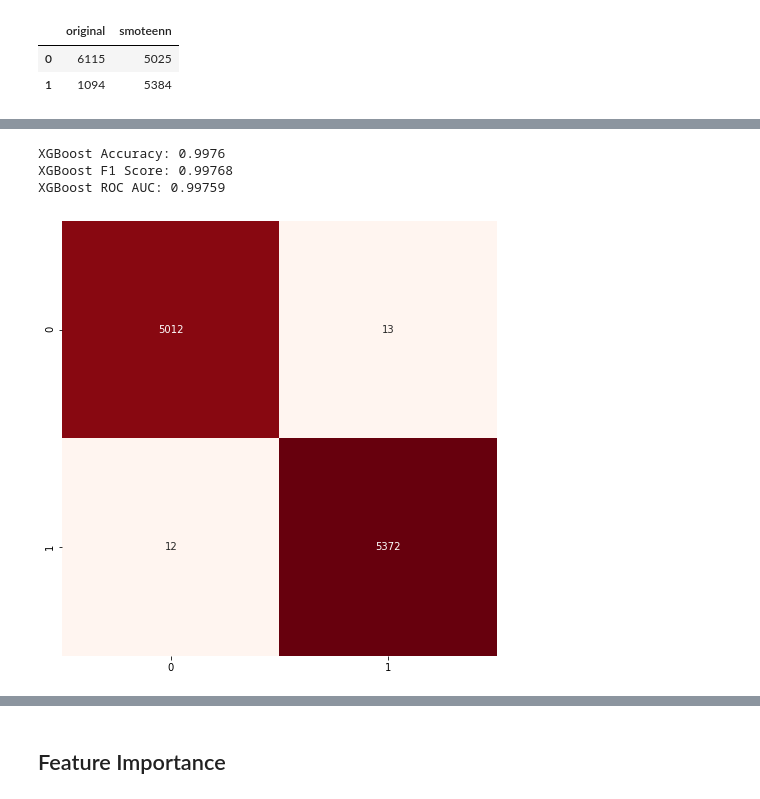
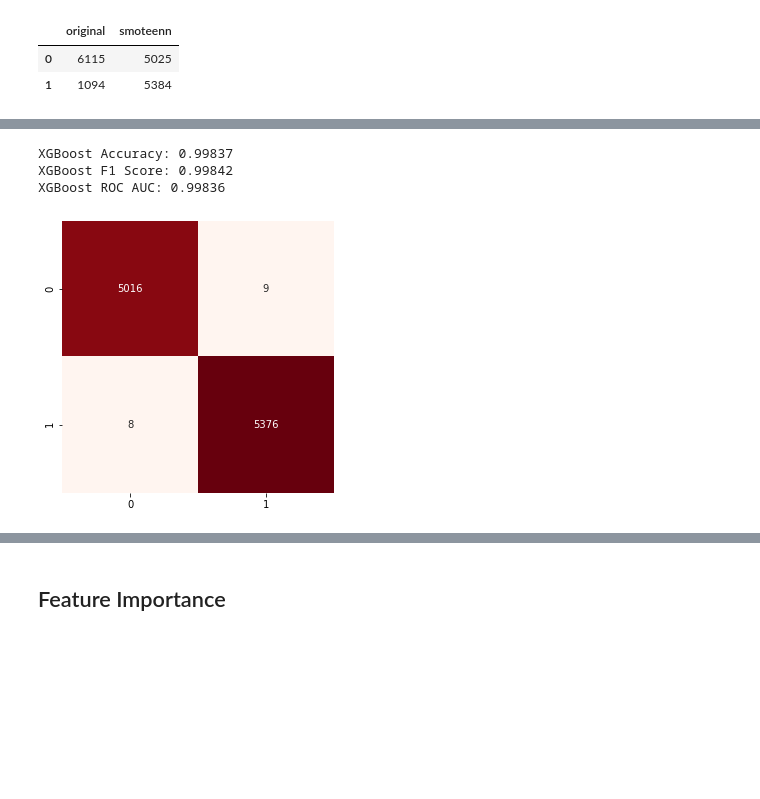
Before and after one commit to kai1130/Projects, a Jupyter notebook: Ethereum Fraud Detection/Ethereum Fraud Detection.ipynb, the cells around one changed output, grey strips where cells are left out. Drawn from its saved outputs; the diff is of its cells as text; code cells hidden in the pictures; blank space fills up the shorter version.

```diff
--- a/Ethereum Fraud Detection/Ethereum Fraud Detection.ipynb
+++ b/Ethereum Fraud Detection/Ethereum Fraud Detection.ipynb
@@ -378,23 +393,23 @@ Random Forest ROC AUC: 0.99797
 # %%
 xgc = xgb.XGBClassifier(booster='gbtree', tree_method='hist', colsample_bytree=0.95,
                         learning_rate=0.1, max_depth=8, min_child_weight=1, n_estimators=240, n_jobs=-1,
-                        objective='multi:softmax', reg_alpha=0, reg_lambda=2, scale_pos_weight=1, num_class=2)
+                        objective='multi:softmax', reg_alpha=0, reg_lambda=2, num_class=2)
 # %%
 y_pred_xgc = cross_val_predict(xgc, X_smt, y_smt, n_jobs=-1, cv=skf)
 
 print('XGBoost Accuracy: {}'.format((accuracy_score(y_smt, y_pred_xgc).round(5))))
 print('XGBoost F1 Score: {}'.format((f1_score(y_smt, y_pred_xgc).round(5))))
 print('XGBoost ROC AUC: {}'.format((roc_auc_score(y_smt, y_pred_xgc).round(5))))
 
 matrix_confusion = confusion_matrix(y_smt, y_pred_xgc)
 sns.heatmap(matrix_confusion, square=True, annot=True, cmap='Reds', fmt='d', cbar=False)
 fig=plt.gcf()
-fig.set_size_inches(8,8)
+fig.set_size_inches(5,5)
 plt.show()
 # %% [output]
-XGBoost Accuracy: 0.9976
-XGBoost F1 Score: 0.99768
-XGBoost ROC AUC: 0.99759
+XGBoost Accuracy: 0.99837
+XGBoost F1 Score: 0.99842
+XGBoost ROC AUC: 0.99836
-[figure, old version]
+[figure, new version]
 # %%
 dtc = DecisionTreeClassifier(max_depth=8,criterion='entropy',max_features=19,splitter='best')
```
Also changed, not shown: parts of 28 cells of this notebook.
